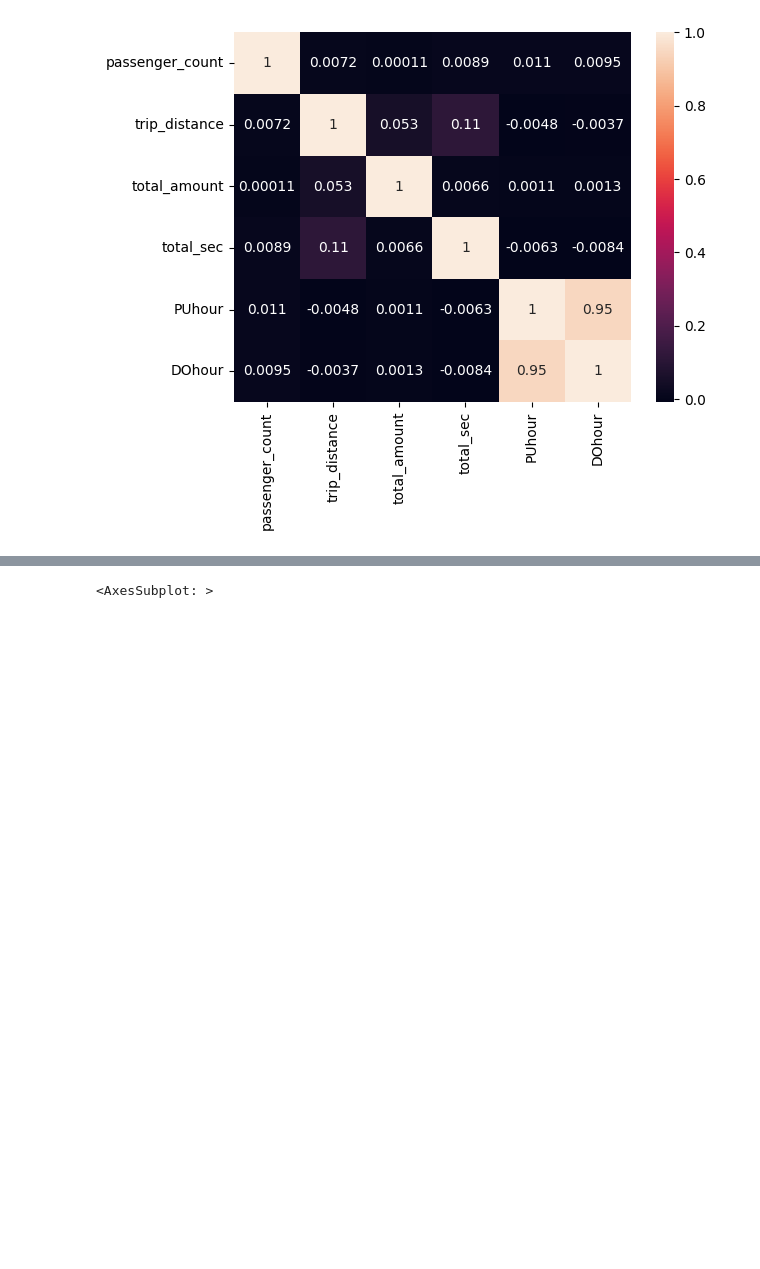
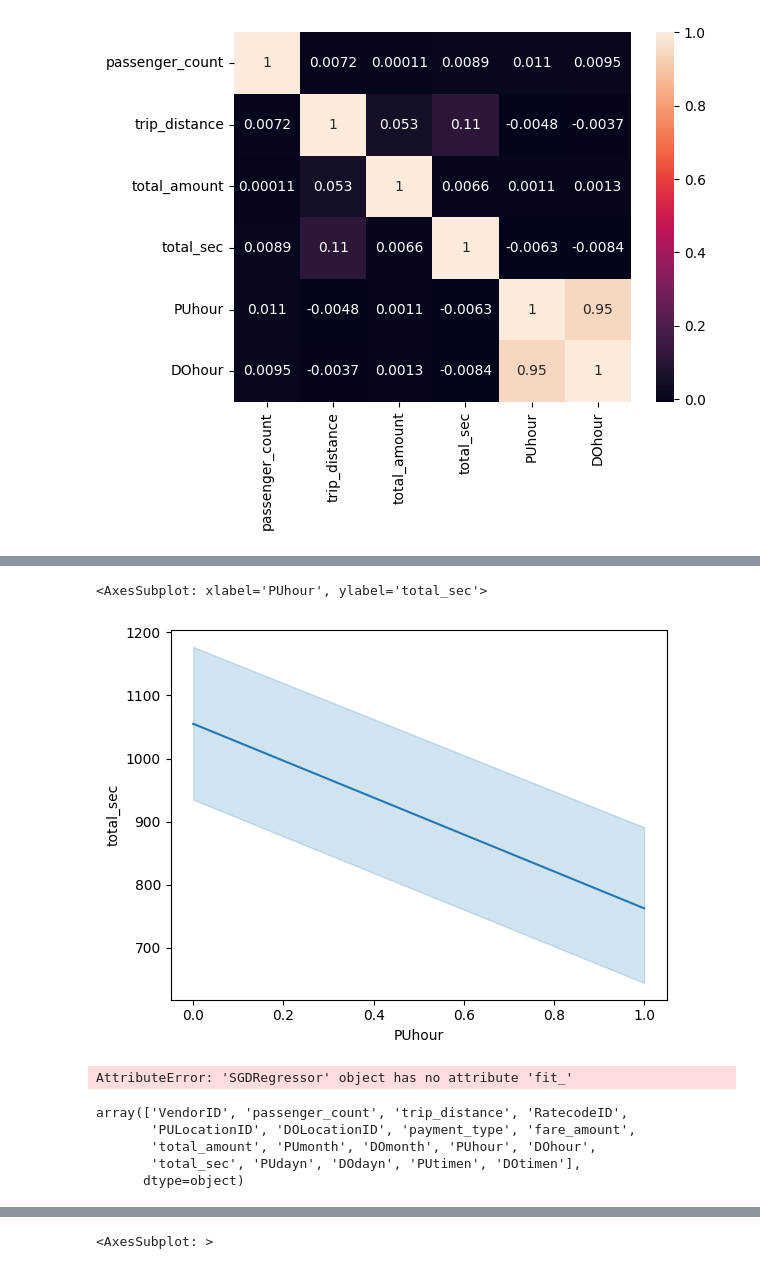
Before and after one commit to satyam-gaikwad/wheres-my-taxi, a Jupyter notebook: initial-development.ipynb, the cells around one changed output, grey strips where cells are left out. Drawn from its saved outputs; the diff is of its cells as text; code cells hidden in the pictures; blank space fills up the shorter version.

Commit message:
Bivariate analysis and rough modelling

```diff
--- a/initial-development.ipynb
+++ b/initial-development.ipynb
@@ -375,0 +383,5 @@ sns.heatmap(df1.corr(),annot=True)
+# %%
+sns.lineplot(x='PUhour',y='total_sec',data=dfshort)
+# %% [output]
+<AxesSubplot: xlabel='PUhour', ylabel='total_sec'>
+[figure, added]
@@ -375,0 +407,5 @@ sns.heatmap(df1.corr(),annot=True)
+# %%
+model = SGDRegressor()
+model.
+# %% [output]
+AttributeError: 'SGDRegressor' object has no attribute 'fit_'
@@ -375,0 +414,8 @@ sns.heatmap(df1.corr(),annot=True)
+# %%
+model.feature_names_in_
+# %% [output]
+array(['VendorID', 'passenger_count', 'trip_distance', 'RatecodeID',
+       'PULocationID', 'DOLocationID', 'payment_type', 'fare_amount',
+       'total_amount', 'PUmonth', 'DOmonth', 'PUhour', 'DOhour',
+       'total_sec', 'PUdayn', 'DOdayn', 'PUtimen', 'DOtimen'],
+      dtype=object)
```
Also changed, not shown: parts of 9 cells of this notebook.
